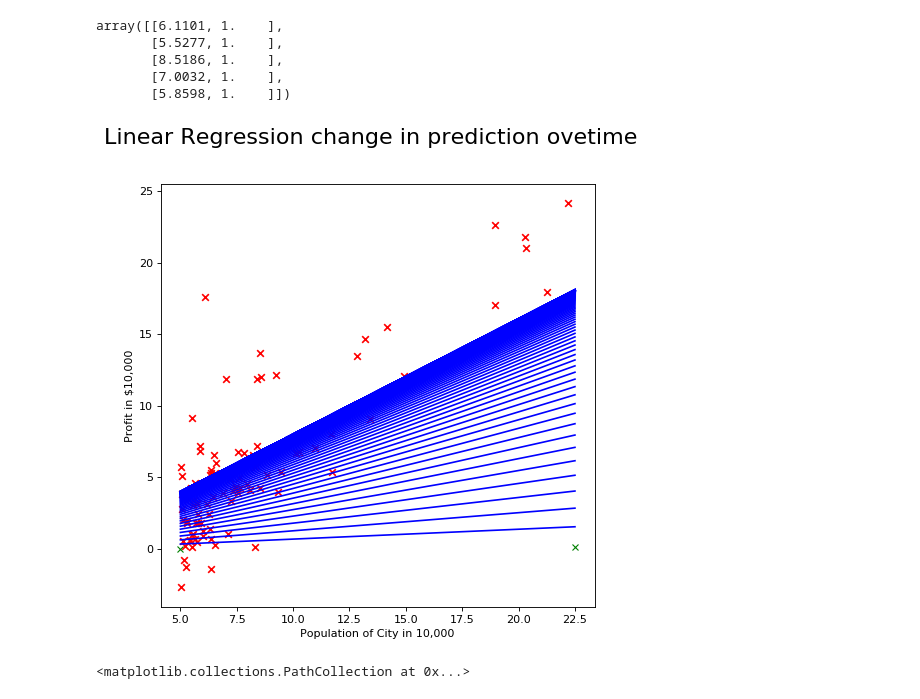
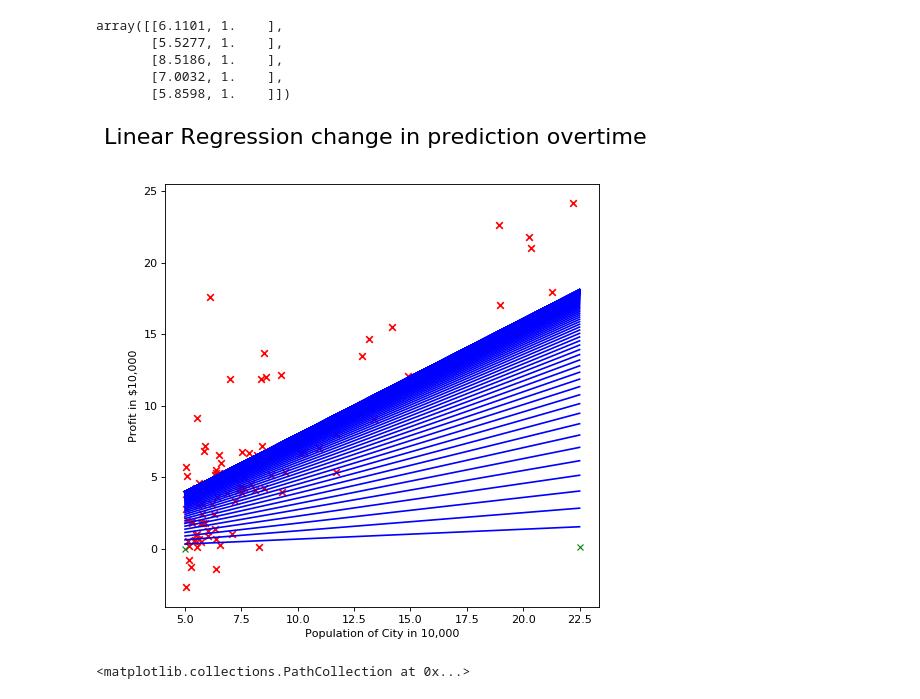
Before and after one commit to iamnotahumanbecauseiamabot/ML-algorithims, a Jupyter notebook: Linear_Reression.ipynb, the cells around one changed output. Saved outputs shown, nothing was run; the diff lists cells and outputs as text; code cells hidden in the pictures.

```diff
--- a/Linear_Reression.ipynb
+++ b/Linear_Reression.ipynb
@@ -68,18 +68,18 @@ c_hist = np.asarray(c_hist)
 cost_hist = np.asarray(cost_hist)
 # %%
 fig = plt.figure(num=None, figsize=(7, 7), dpi=80, facecolor='w', edgecolor='k')
-fig.suptitle('Linear Regression change in prediction ovetime', fontsize=20)
+fig.suptitle('Linear Regression change in prediction overtime', fontsize=20)
 plt.xlabel('Population of City in 10,000', fontsize=10)
 plt.ylabel('Profit in $10,000', fontsize=10)
 plt.scatter([i[0] for i in data_points],[i[1] for i in data_points],  marker="x", color='red')
 for ind, i in enumerate(pred_hist):
     if ind%10==0:
         if ind==0:
             plt.plot(i[0], i[1], 'gx')
         else:
             plt.plot(i[0], i[1], 'b-')
 # %% [output]
-[figure, old version]
+[figure, new version]
 # %%
 fig = plt.figure(num=None, figsize=(7, 7), dpi=80, facecolor='w', edgecolor='k')
 fig.suptitle('Linear regression Prediction', fontsize=20)
```
